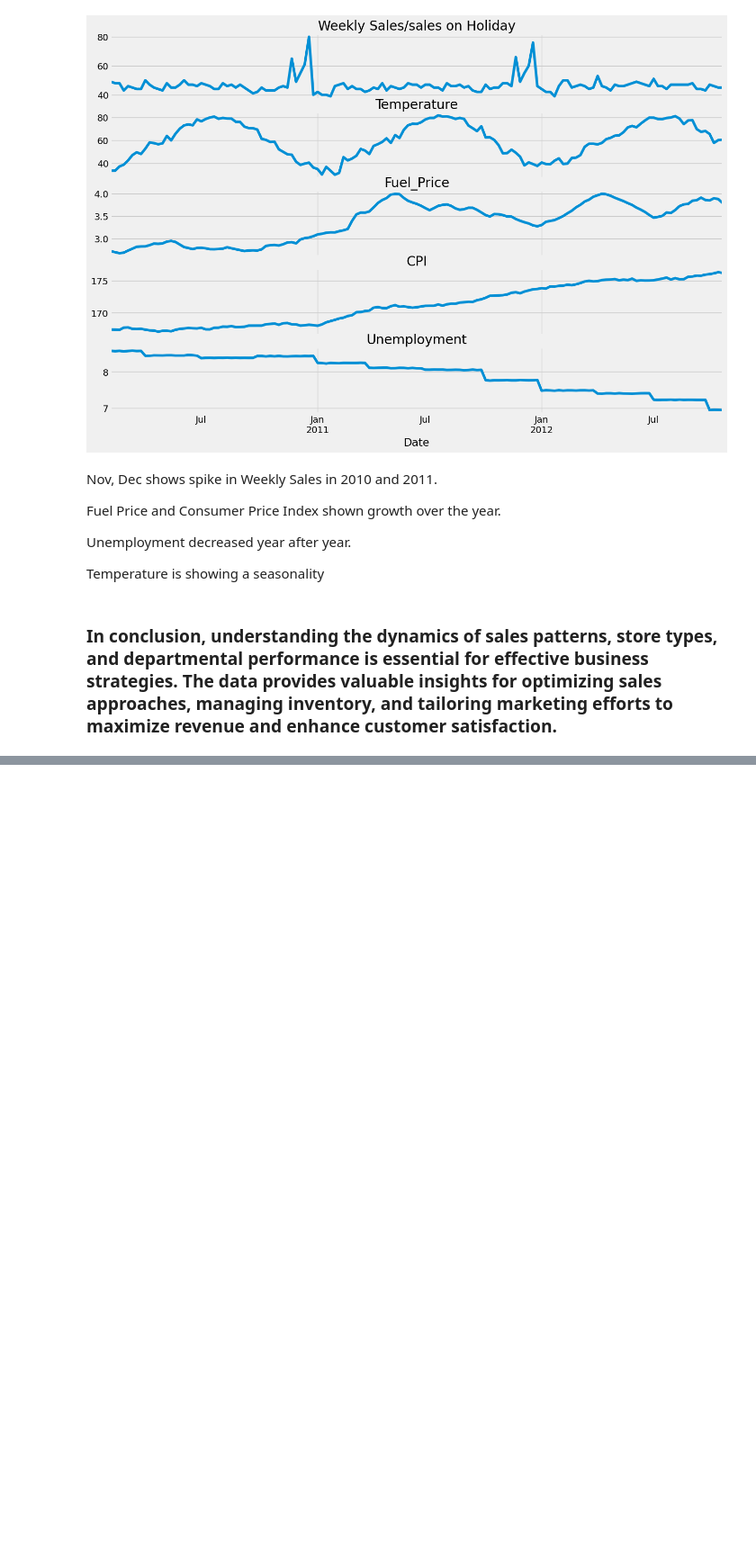
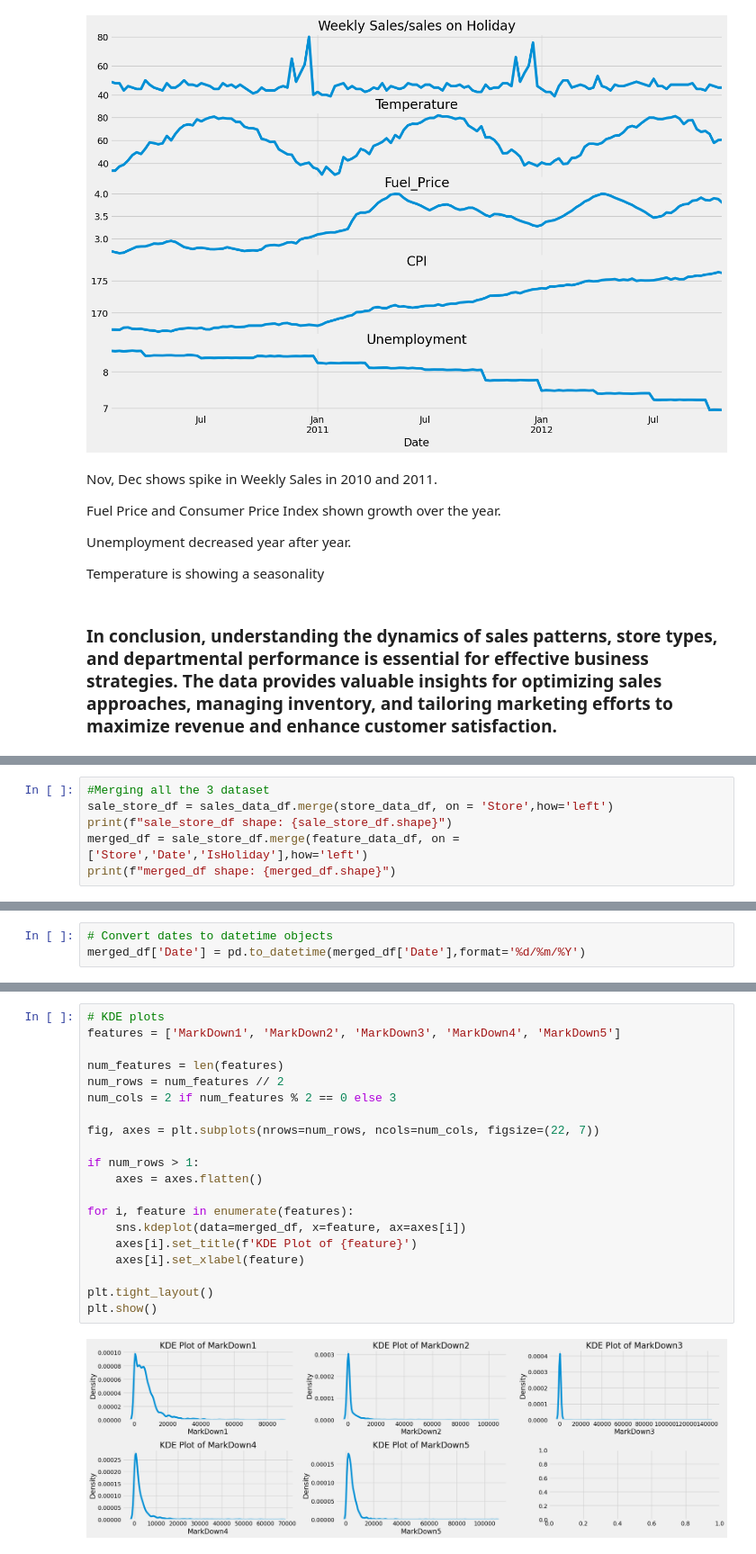
Before and after one commit to Rajesh1505/Capstone-Project-Advanced-Machine-Learning, a Jupyter notebook: Capstone_Project_Advanced_Machine_Learning.ipynb, the cells around one changed output, grey strips where cells are left out. Shown at 90% size. Drawn from its saved outputs; the diff is of its cells as text; blank space fills up the shorter version.

Commit message:
Data Preprocessing and Feature Engineering

```diff
--- a/Capstone_Project_Advanced_Machine_Learning.ipynb
+++ b/Capstone_Project_Advanced_Machine_Learning.ipynb
@@ -691,0 +700,6 @@ Temperature is showing a seasonality
+# %%
+#Merging all the 3 dataset
+sale_store_df = sales_data_df.merge(store_data_df, on = 'Store',how='left')
+print(f"sale_store_df shape: {sale_store_df.shape}")
+merged_df = sale_store_df.merge(feature_data_df, on = ['Store','Date','IsHoliday'],how='left')
+print(f"merged_df shape: {merged_df.shape}")
@@ -691,0 +756,3 @@ Temperature is showing a seasonality
+# %%
+# Convert dates to datetime objects
+merged_df['Date'] = pd.to_datetime(merged_df['Date'],format='%d/%m/%Y')
@@ -691,0 +801,22 @@ Temperature is showing a seasonality
+# %%
+# KDE plots
+features = ['MarkDown1', 'MarkDown2', 'MarkDown3', 'MarkDown4', 'MarkDown5']
+
+num_features = len(features)
+num_rows = num_features // 2
+num_cols = 2 if num_features % 2 == 0 else 3
+
+fig, axes = plt.subplots(nrows=num_rows, ncols=num_cols, figsize=(22, 7))
+
+if num_rows > 1:
+    axes = axes.flatten()
+
+for i, feature in enumerate(features):
+    sns.kdeplot(data=merged_df, x=feature, ax=axes[i])
+    axes[i].set_title(f'KDE Plot of {feature}')
+    axes[i].set_xlabel(feature)
+
+plt.tight_layout()
+plt.show()
+# %% [output]
+[figure, added]
```
Also changed, not shown: parts of 30 cells of this notebook.
